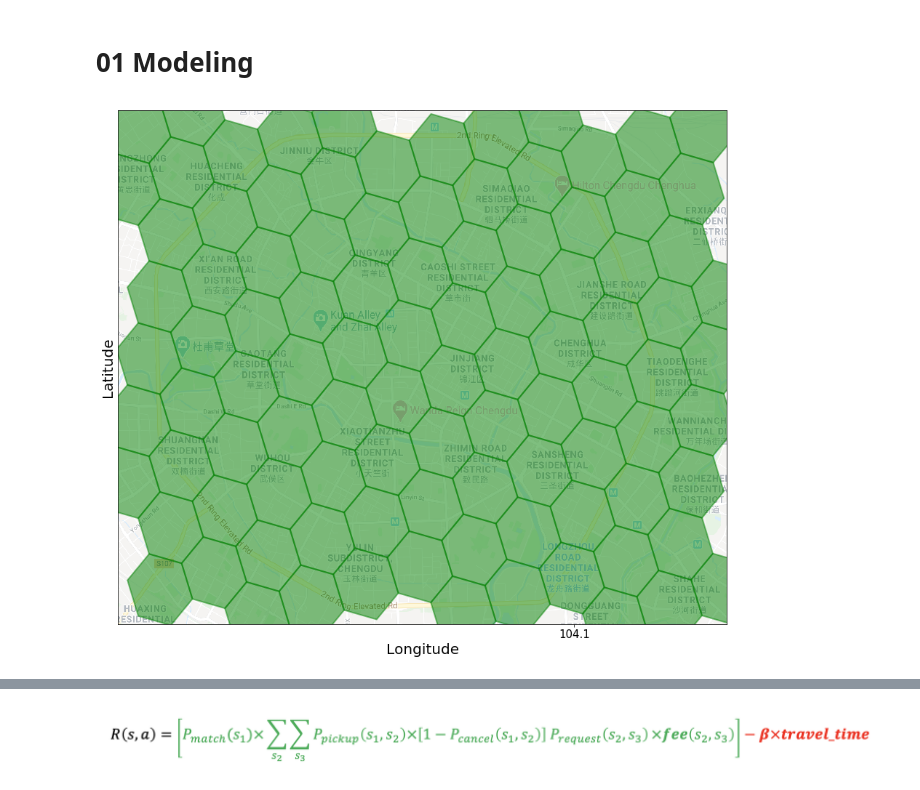
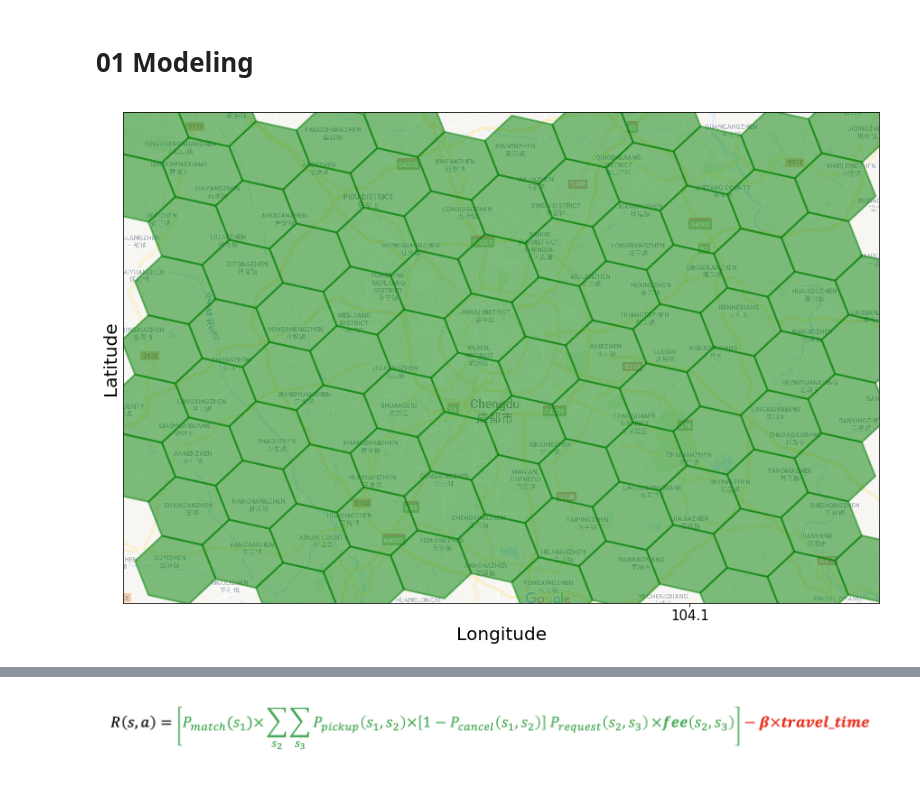
Before and after one commit to marco-yue/KDD_CUP2020, a Jupyter notebook: 08 MDP_Modeling.ipynb, the cells around one changed output, grey strips where cells are left out. Saved outputs shown, nothing was run; the diff lists cells and outputs as text; code cells hidden in the pictures.

```diff
--- a/08 MDP_Modeling.ipynb
+++ b/08 MDP_Modeling.ipynb
@@ -261,4 +220,30 @@ Idle_Transition=Idle_Transition[['Hour','Origin_grid','Dest_grid','Prob']]
 # %%
+def draw_bkg(sw,ne):
+
+    '''Initial parameter'''
+    bg_path='Chengdu.png'
+
+    '''Figure out'''
+    img = plt.imread(bg_path)
+    height, width = img.shape[:2]
+    h1 = math.ceil(15./width*height)
+    fig = plt.figure(figsize=(15,h1))
+    ax = fig.add_subplot(111)
+    xgrange, ygrange = ((sw[1], ne[1]), (sw[0], ne[0]))
+    plt.xlim(xgrange)
+    plt.ylim(ygrange)
+    x0,x1 = ax.get_xlim()
+    y0,y1 = ax.get_ylim()
+    plt.xticks(np.arange(xgrange[0], xgrange[1], 0.352/15))
+    plt.yticks(np.arange(ygrange[0], ygrange[1], 0.2415/13))
+    try:
+        ax.imshow(img, extent=[x0, x1, y0, y1], aspect='auto', alpha=.5)
+    except:
+        pass
+    return fig, ax, xgrange, ygrange
+
+
+
 fig, ax, xgrange, ygrange=draw_bkg(southwest,northeast)
 
 '''Axis'''
@@ -266,33 +251,33 @@ fig, ax, xgrange, ygrange=draw_bkg(southwest,northeast)
 xmajorLocator   = MultipleLocator(0.1)
 ymajorLocator   = MultipleLocator(0.1)
 
 ax.xaxis.set_major_locator(xmajorLocator)
 ax.yaxis.set_major_locator(ymajorLocator)
 
 for idx,row in Grid_range.iterrows():
 
     grid=row['grid']
 
 
-    v_f,c_f=get_grid_shape(grid)
+    v_f,c_f=spatial_calculation.get_grid_shape(grid)
 
 
     pgon = plt.Polygon(([v_f[0].lng,v_f[0].lat], [v_f[1].lng,v_f[1].lat], [v_f[2].lng,v_f[2].lat]\
                             ,[v_f[3].lng,v_f[3].lat],[v_f[4].lng,v_f[4].lat],[v_f[5].lng,v_f[5].lat]),color='g',linewidth=2,fill=True,alpha=0.5)
 
     plt.gca().add_patch(pgon)
 
 
 plt.tick_params(labelsize=15)
 
 labels = ax.get_xticklabels() + ax.get_yticklabels()
 font2 = {'weight': 'normal','size': 20}
 plt.xlabel('Longitude', font2)
 plt.ylabel('Latitude', font2)
 plt.xlim((southwest[1], northeast[1]))
 plt.ylim((southwest[0], northeast[0]))
 
 plt.show()
 # %% [output]
-[figure, old version]
+[figure, new version]
 # %%
```
Also changed, not shown: parts of 21 cells of this notebook.
